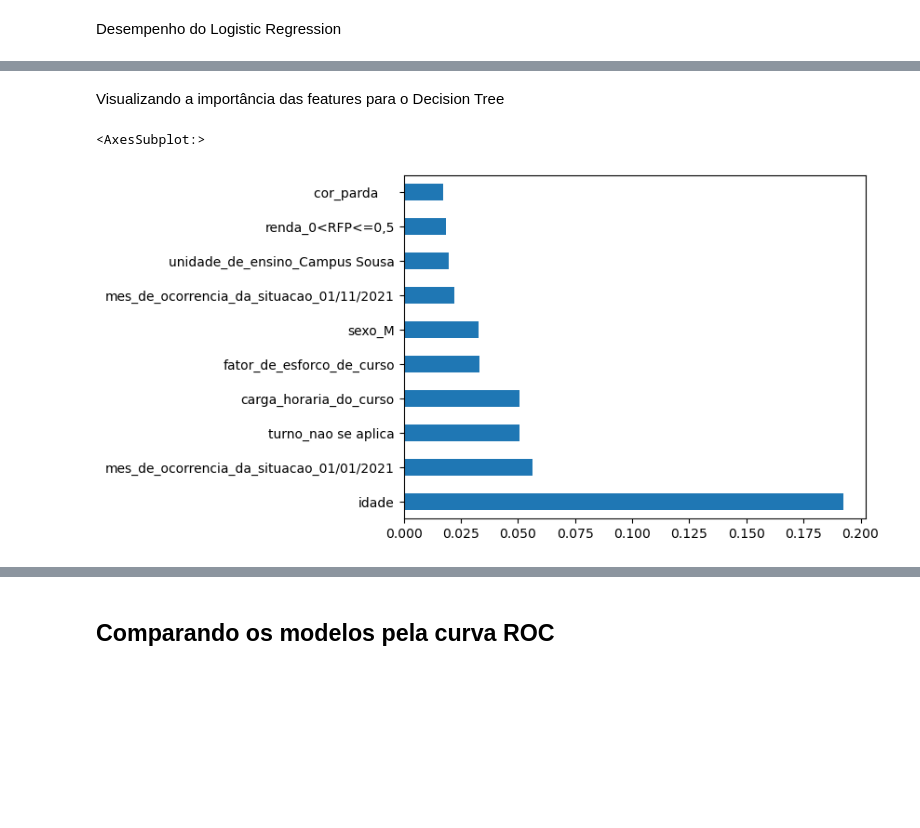
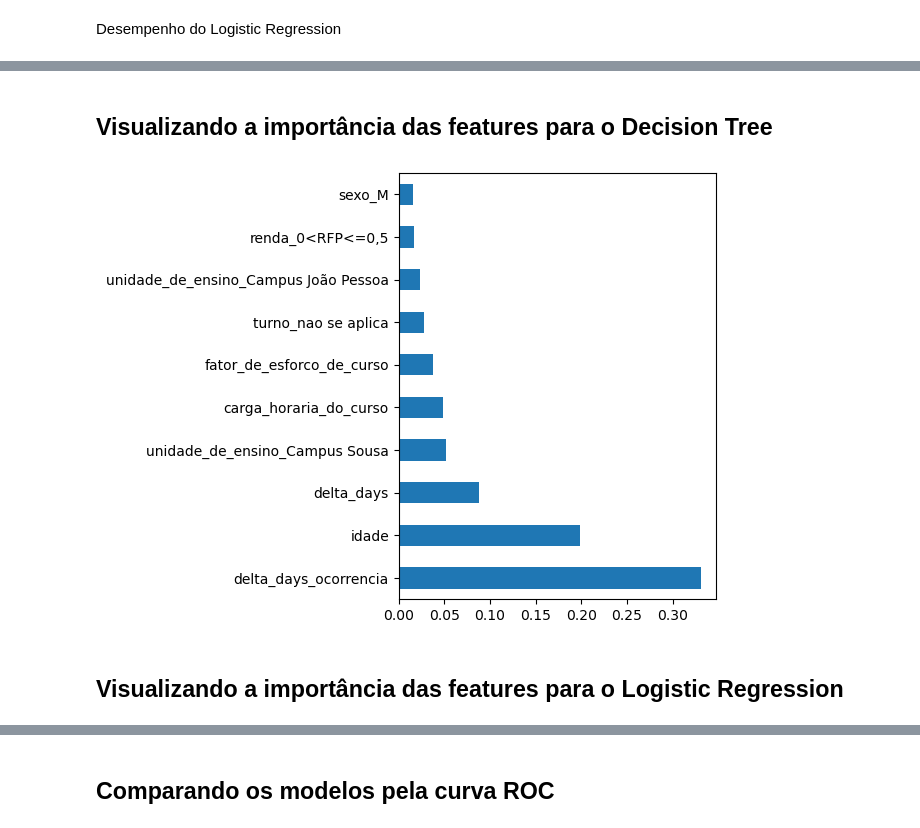
Before and after one commit to math3usvalenca/machine-learning-no-combate-a-evasao-estudantil, a Jupyter notebook: aplicacao-de-algoritmos/machine_learning.ipynb, the cells around one changed output, grey strips where cells are left out. Cells and saved outputs as stored; diff of their text form; code cells hidden in the pictures; blank space fills up the shorter version.

Commit message:
atualizando modelos

```diff
--- a/aplicacao-de-algoritmos/machine_learning.ipynb
+++ b/aplicacao-de-algoritmos/machine_learning.ipynb
@@ -143,4 +165,5 @@ X_encoded.head(3)
 # %%
-X_numerical = data[['carga_horaria_do_curso','fator_de_esforco_de_curso','idade']] # guardando as variáveis numéricas
+X_numerical = data[['carga_horaria_do_curso','fator_de_esforco_de_curso','idade',
+                    'delta_days','delta_days_ocorrencia']]# guardando as variáveis numéricas
 X_numerical.head(3)
 # %% [output]
@@ -224,6 +213,5 @@ Será utilizado 20% dos dados para teste e 80% para treino.
 # %%
-from sklearn.model_selection import train_test_split
-X_train,X_test,y_train,y_test = train_test_split(X_scaled,y_encoded,test_size=0.2,random_state=42)
+X_train,X_test,y_train,y_test = train_test_split(X_all,y_encoded,test_size=0.2,random_state=42)
 # %%
 print(f"Para X_train tem-se {X_train.shape[0]} linhas e {X_train.shape[1]} colunas:{X_train.shape}")
 print(f"Para X_test tem-se {X_test.shape[0]} linhas e {X_test.shape[1]} colunas:{X_test.shape}")
@@ -236,0 +231,11 @@ Para y_test tem-se 5268 linhas com os valores de classe referentes a cada amostr
+# %%
+from sklearn.preprocessing import MinMaxScaler
+sc = MinMaxScaler((0,1)) # scaler
+X_train = sc.fit_transform(X_train) # escalando as variáveis do X_train
+# para o conjunto de teste usamos apenas a função transform
+X_test = sc.transform(X_test)
+'''
+Isso evita o vazamento de dados, uma vez que o cálculo realizado pelo Scaler é
+realizado apenas sobre o conjunto de dados de treinamento X_train ao invés de aplicarmos em X.
+
+'''
@@ -364,9 +384,9 @@ Para SVM:
 # %%
 # instanciando os modelos com os parâmetros encontrados
 knn_clf = KNeighborsClassifier(n_neighbors = 12 , weights = 'uniform', metric='minkowski')
-svm_clf = SVC(probability=True, random_state=42, kernel='rbf',gamma=0.01, C=8.957895)
-logreg_clf = LogisticRegression(solver='liblinear',penalty='l2',C=3.747368,random_state=42)
-tree_clf = DecisionTreeClassifier(max_features=518,max_depth=20,criterion='gini',class_weight='balanced',random_state=42)
+svm_clf = SVC(probability=True, random_state=42, kernel='rbf',gamma=0.1, C=5.831579)
+logreg_clf = LogisticRegression(solver='liblinear',penalty='l1',C=	0.621053,random_state=42)
+tree_clf = DecisionTreeClassifier(max_features=32,max_depth=10,criterion='gini',class_weight=None,random_state=42)
 # %%
 # treinando os modelos
 knn_clf.fit(X_train, y_train)
@@ -433,8 +452,11 @@ plot_conf_matrix_and_metrics(logreg_predicted,conf_matrix,logreg_clf,'Logistic R
 # %% [markdown]
-Visualizando a importância das features para o Decision Tree
+## Visualizando a importância das features para o Decision Tree
 # %%
+#plt.figure(figsize=(10,5))
 feat_importances = pd.Series(tree_clf.feature_importances_, index=X_all.columns)
-feat_importances.nlargest(10).plot(kind='barh')
+ax = feat_importances.nlargest(10).plot(kind='barh')
+plt.tight_layout()
 # %% [output]
-<AxesSubplot:>
-[figure, old version]
+[figure, new version]
+# %% [markdown]
+## Visualizando a importância das features para o Logistic Regression
```
Also changed, not shown: parts of 36 cells of this notebook.
